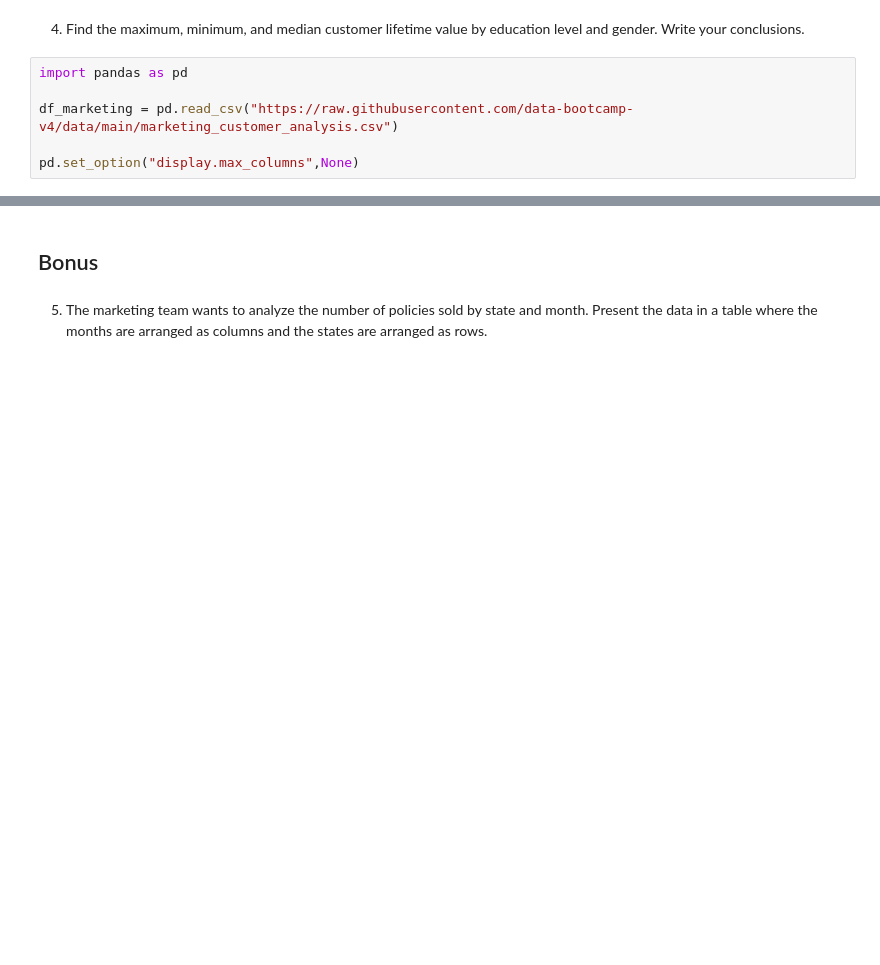
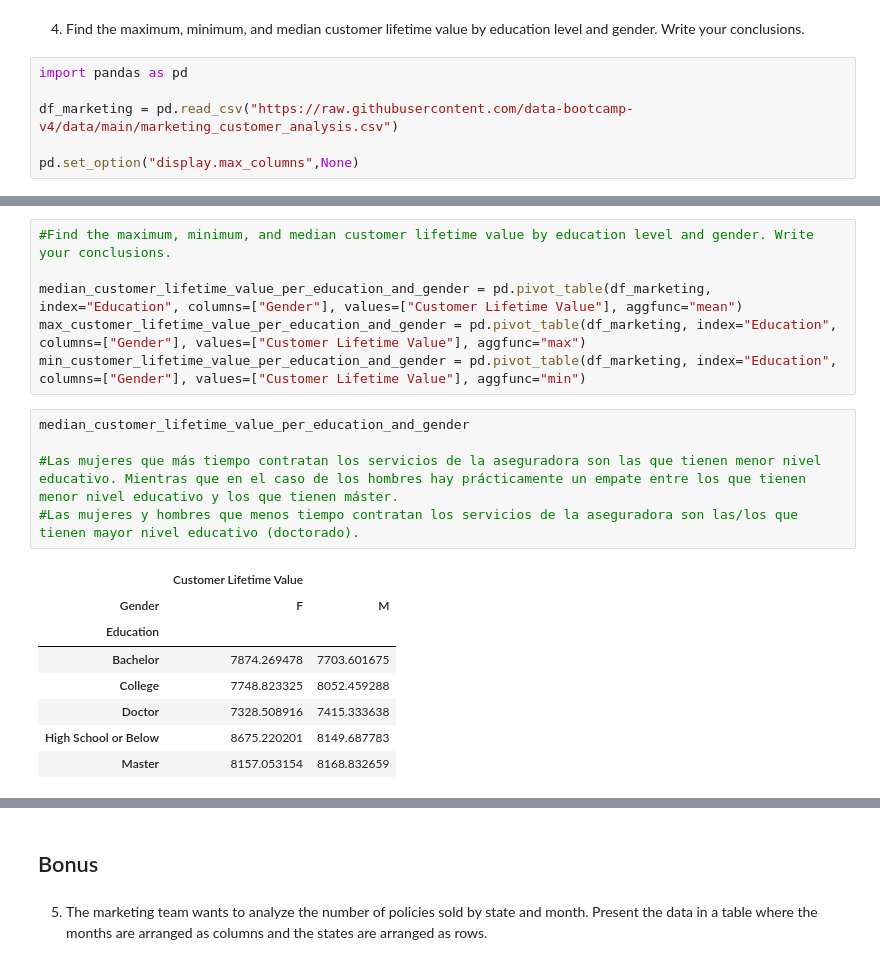
Before and after one commit to 125884236/lab-dw-data-aggregation-and-filtering, a Jupyter notebook: lab-dw-aggregating.ipynb, the cells around one changed output, grey strips where cells are left out. Cells and saved outputs as stored; diff of their text form; blank space fills up the shorter version.

```diff
--- a/lab-dw-aggregating.ipynb
+++ b/lab-dw-aggregating.ipynb
@@ -44,0 +96,20 @@ pd.pivot_table(df_marketing, index="Gender", columns="Policy Type", values=["Tot
+# %%
+#Find the maximum, minimum, and median customer lifetime value by education level and gender. Write your conclusions.
+
+median_customer_lifetime_value_per_education_and_gender = pd.pivot_table(df_marketing, index="Education", columns=["Gender"], values=["Customer Lifetime Value"], aggfunc="mean")
+max_customer_lifetime_value_per_education_and_gender = pd.pivot_table(df_marketing, index="Education", columns=["Gender"], values=["Customer Lifetime Value"], aggfunc="max")
+min_customer_lifetime_value_per_education_and_gender = pd.pivot_table(df_marketing, index="Education", columns=["Gender"], values=["Customer Lifetime Value"], aggfunc="min")
+# %%
+median_customer_lifetime_value_per_education_and_gender
+
+#Las mujeres que más tiempo contratan los servicios de la aseguradora son las que tienen menor nivel educativo. Mientras que en el caso de los hombres hay prácticamente un empate entre los que tienen menor nivel educativo y los que tienen máster.
+#Las mujeres y hombres que menos tiempo contratan los servicios de la aseguradora son las/los que tienen mayor nivel educativo (doctorado).
+# %% [output]
+|  | Customer Lifetime Value |  |
+| Gender | F | M |
+| Education |  |  |
+| Bachelor | 7874.269478 | 7703.601675 |
+| College | 7748.823325 | 8052.459288 |
+| Doctor | 7328.508916 | 7415.333638 |
+| High School or Below | 8675.220201 | 8149.687783 |
+| Master | 8157.053154 | 8168.832659 |
```
Also changed, not shown: parts of 11 cells of this notebook.
